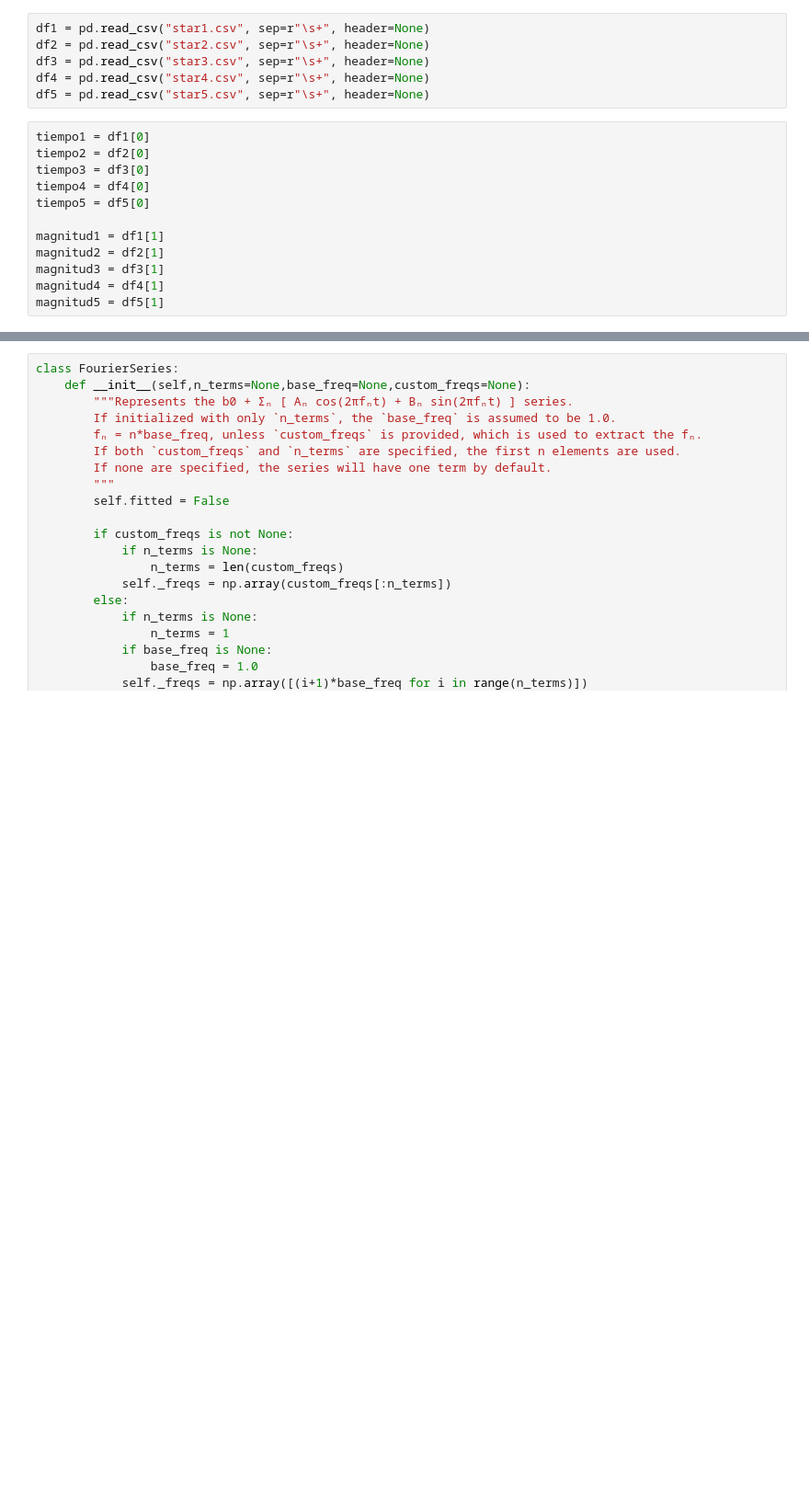
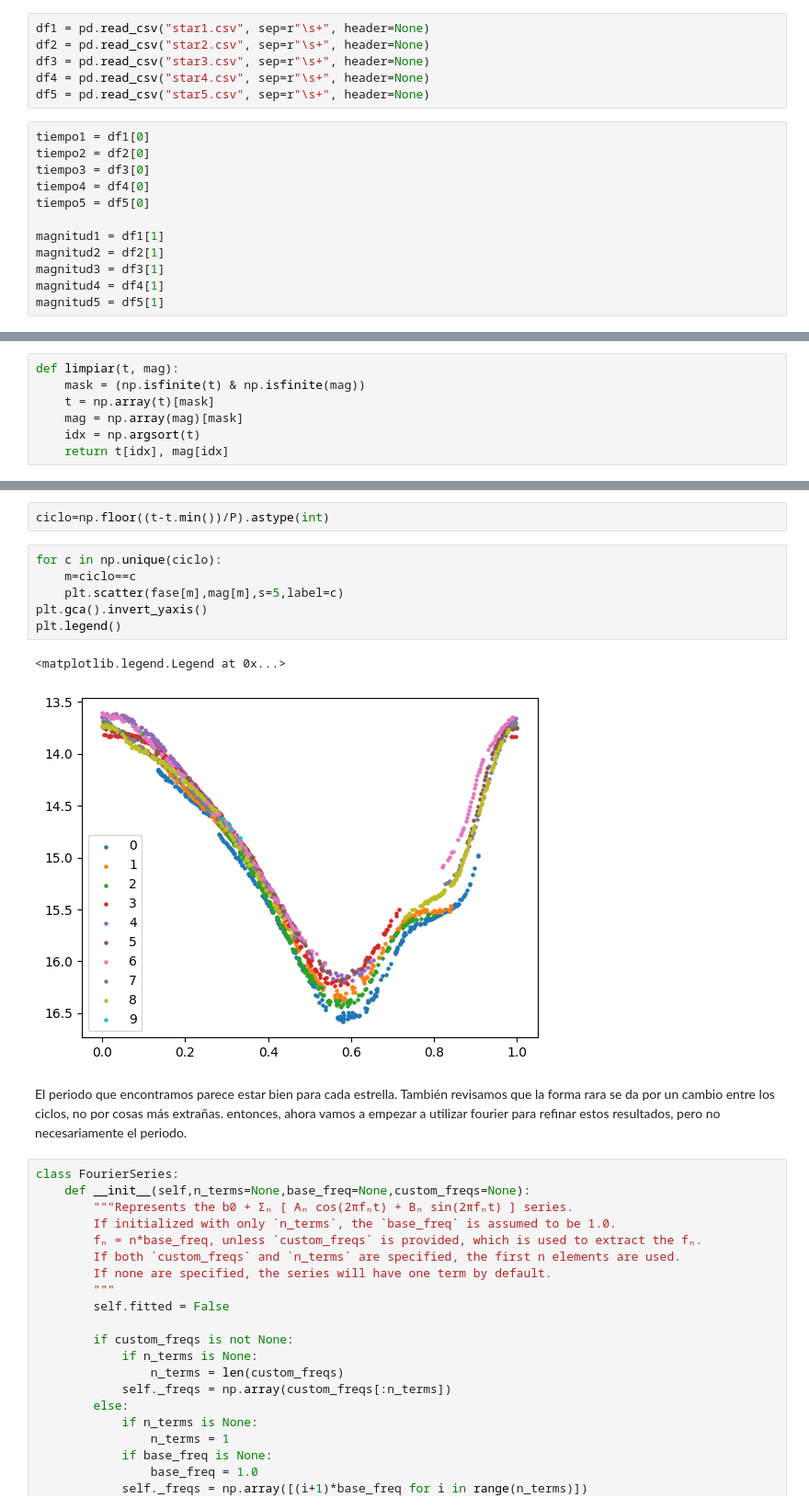
Before and after one commit to Brunelleschk1/Personal-projects, a Jupyter notebook: Proyectos de Astronomía/Laboratorio 8/Nose.ipynb, the cells around one changed output, grey strips where cells are left out. Shown at 92% size. Saved outputs shown, nothing was run; the diff lists cells and outputs as text; blank space fills up the shorter version.

```diff
--- a/Proyectos de Astronomía/Laboratorio 8/Nose.ipynb
+++ b/Proyectos de Astronomía/Laboratorio 8/Nose.ipynb
@@ -36 +29,8 @@ estrellas = [
+# %%
+def limpiar(t, mag):
+    mask = (np.isfinite(t) & np.isfinite(mag))
+    t = np.array(t)[mask]
+    mag = np.array(mag)[mask]
+    idx = np.argsort(t)
+    return t[idx], mag[idx]
 # %%
@@ -99,3 +112,16 @@ Estrella 5 → Periodo = 388.7750 días
+# %%
+ciclo=np.floor((t-t.min())/P).astype(int)
+# %%
+for c in np.unique(ciclo):
+    m=ciclo==c
+    plt.scatter(fase[m],mag[m],s=5,label=c)
+plt.gca().invert_yaxis()
+plt.legend()
+# %% [output]
+<matplotlib.legend.Legend at 0x...>
+[figure, added]
+# %% [markdown]
+El periodo que encontramos parece estar bien para cada estrella. También revisamos que la forma rara se da por un cambio entre los ciclos, no por cosas más extrañas. entonces, ahora vamos a empezar a utilizar fourier para refinar estos resultados, pero no necesariamente el periodo.
 # %%
 class FourierSeries:
     def __init__(self,n_terms=None,base_freq=None,custom_freqs=None):
```
Also changed, not shown: parts of 18 cells of this notebook, 18 other files.
